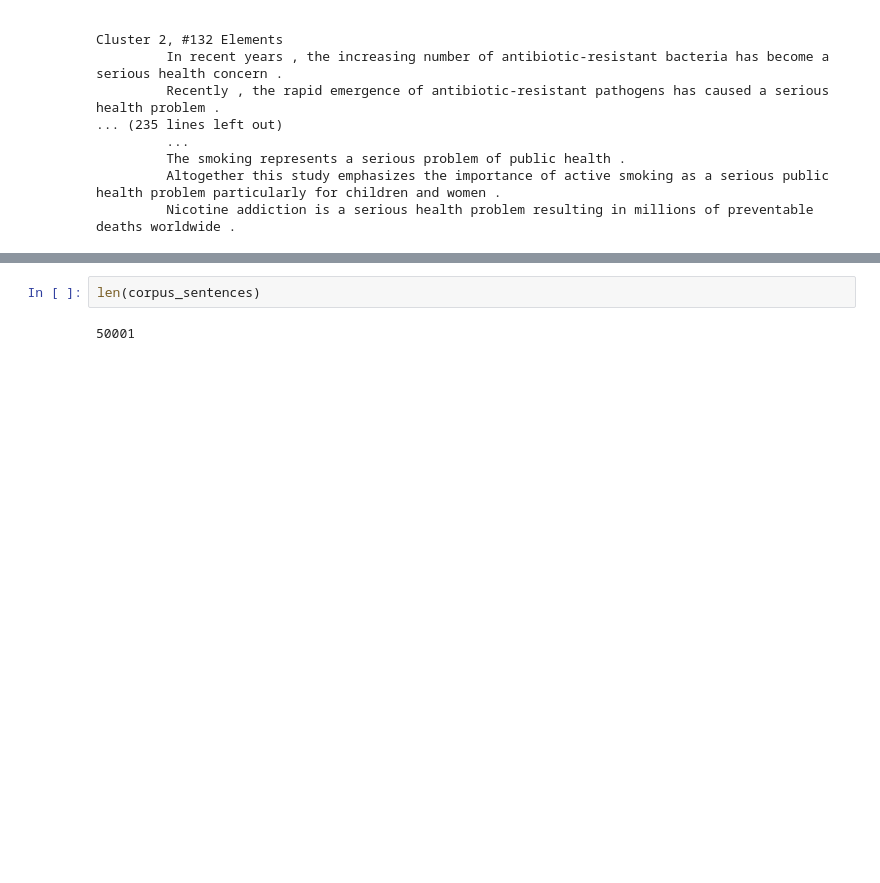
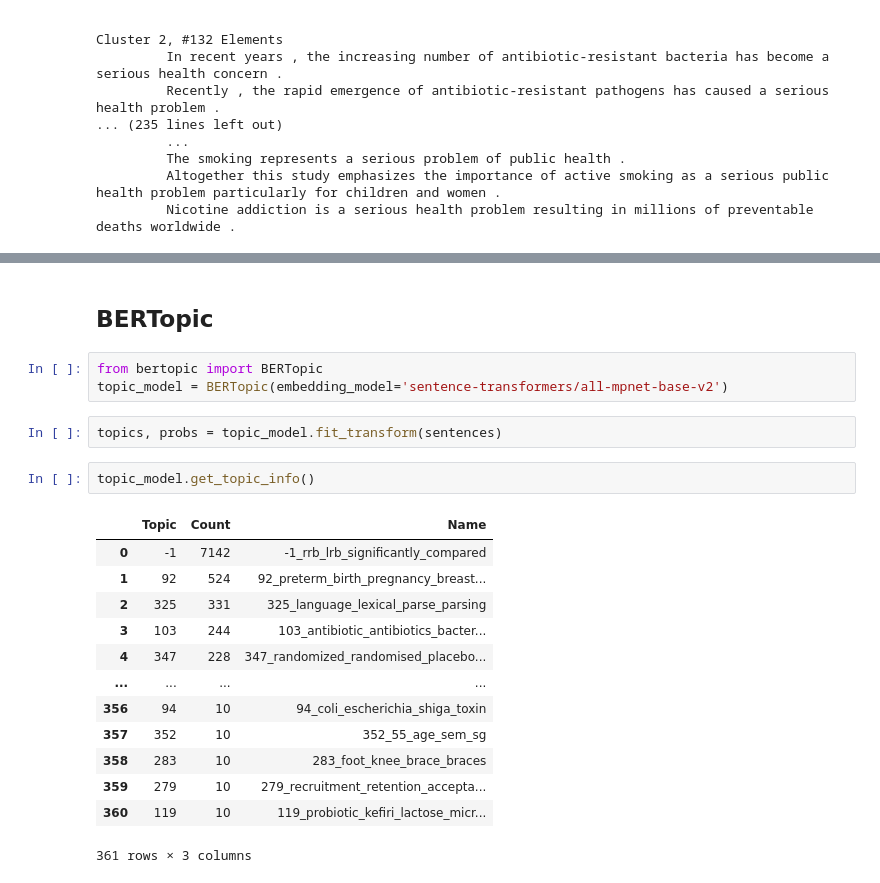
Before and after one commit to ScienceOctopus/octoflow, a Jupyter notebook: topic_clustering.ipynb, the cells around one changed output, grey strips where cells are left out. Drawn from its saved outputs; the diff is of its cells as text; blank space fills up the shorter version.

Commit message:
BERTopic trial

```diff
--- a/topic_clustering.ipynb
+++ b/topic_clustering.ipynb
@@ -172,4 +74,23 @@ Cluster 1, #103 Elements
-# %%
-len(corpus_sentences)
-# %% [output]
-50001
+# %% [markdown]
+## BERTopic
+# %%
+from bertopic import BERTopic
+topic_model = BERTopic(embedding_model='sentence-transformers/all-mpnet-base-v2')
+# %%
+topics, probs = topic_model.fit_transform(sentences)
+# %%
+topic_model.get_topic_info()
+# %% [output]
+|  | Topic | Count | Name |
+| 0 | -1 | 7142 | -1_rrb_lrb_significantly_compared |
+| 1 | 92 | 524 | 92_preterm_birth_pregnancy_breast... |
+| 2 | 325 | 331 | 325_language_lexical_parse_parsing |
+| 3 | 103 | 244 | 103_antibiotic_antibiotics_bacter... |
+| 4 | 347 | 228 | 347_randomized_randomised_placebo... |
+| ... | ... | ... | ... |
+| 356 | 94 | 10 | 94_coli_escherichia_shiga_toxin |
+| 357 | 352 | 10 | 352_55_age_sem_sg |
+| 358 | 283 | 10 | 283_foot_knee_brace_braces |
+| 359 | 279 | 10 | 279_recruitment_retention_accepta... |
+| 360 | 119 | 10 | 119_probiotic_kefiri_lactose_micr... |
+361 rows × 3 columns
```
Also changed, not shown: parts of 6 cells of this notebook, 1 other file.
